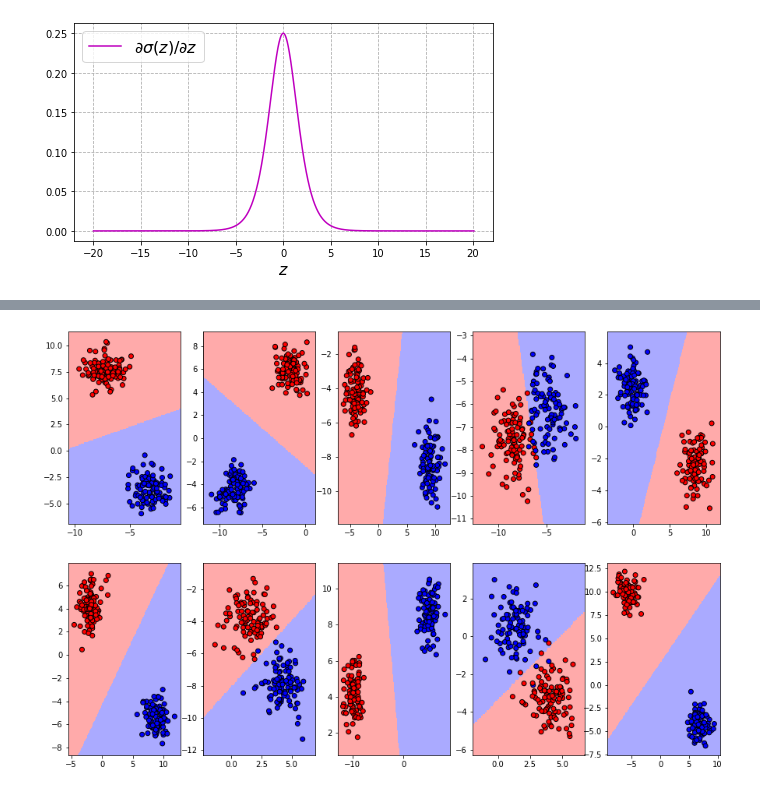
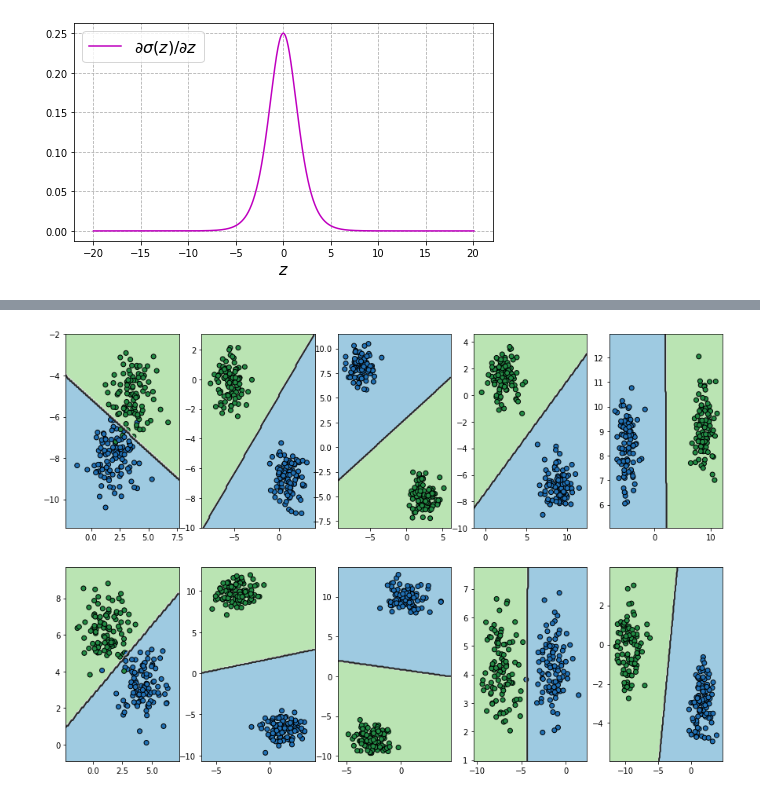
Before and after one commit to julian10m/ML-tutorials, a Jupyter notebook: Logistic-Regression.ipynb, the cells around one changed output, grey strips where cells are left out. Drawn from its saved outputs; the diff is of its cells as text; code cells hidden in the pictures.

Commit message:
update logistic regression

```diff
--- a/Logistic-Regression.ipynb
+++ b/Logistic-Regression.ipynb
@@ -9,9 +12,6 @@ from mpl_toolkits import mplot3d
 # %%
-def sigmoid(z):
-    return 1 / (1 + np.exp(-z))
-
-cmap_light = ListedColormap(['#FFAAAA', '#AAFFAA', '#AAAAFF'])
-cmap_bold = ListedColormap(['#FF0000', '#00FF00', '#0000FF'])
+cmap_light = ListedColormap(['#bae4b3', '#cbc9e2', '#9ecae1'])
+cmap_bold = ListedColormap(['#238b45', '#6a51a3', '#2171b5'])
 
 x_min, x_max, step = -20, 20.1, 10000
 y_min, y_max = 0, 1.1
@@ -352,0 +218,17 @@ plt.legend()
+# %%
+def plot_case(ax, xx, yy, Z, x1opt, x2opt, w1, w2, b, samples, cmap=cmap_light, idx=None):
+    ax.pcolormesh(xx, yy, Z, cmap = cmap_light)
+    ax.plot(x1opt, x2opt, 'k--', linewidth=2, label = "Optimal")
+    ax.plot(xx[0], -b/w2 - xx[0] * w1 / w2, 'r--', linewidth = 2, label = "Logistic Regression")
+    ax.scatter(samples[:, 0], samples[:, 1], c=indicator.ravel(), cmap=cmap_bold, alpha = 1, edgecolor="black")
+    if idx:
+        ax.set_title("Iter = {}".format(idx+1), size=16)
+
+
+fig, ax = plt.subplots(figsize=(7.5, 4))
+plot_case(ax, xx, yy, Z, x1opt, x2opt, w1, w2, b, samples, cmap=cmap_light)
+ax.set_xlabel('$x_1$', size = 16)
+ax.set_ylabel('$x_2$', size = 16)
+ax.legend(loc='best', fancybox=True, shadow=True, edgecolor='k', prop={'size': 16})
+plt.savefig('estimated_vs_optimal.png')
+plt.show()
@@ -352,0 +271,13 @@ plt.legend()
+# %%
+fig, ax = plt.subplots(figsize=(10, 12))
+
+for idx in idxs:
+    w1, w2, b, Z = ws[idx][0][0], ws[idx][0][1], bs[idx], Zs[idx]
+    ax.plot(xx[0], -b/w2 - xx[0] * w1 / w2, '--', linewidth = 2, label = "Iter = {}".format(idx+1))
+ax.plot(x1opt, x2opt, 'k--', linewidth=3, label = "Optimal")
+
+ax.scatter(samples[:, 0], samples[:, 1], c=indicator.ravel(), cmap=cmap_bold, alpha = 1, edgecolor="black")
+ax.legend(loc='best', fancybox=True, shadow=True, edgecolor='k', prop={'size': 16}, ncol=3)
+ax.grid(linestyle='--')
+plt.savefig('convergence_all_in_one.png')
+plt.show()
@@ -353,20 +332,22 @@ plt.legend()
 # %%
 clf = LogisticRegression()
 fig, ax = plt.subplots(2, 5, figsize = (15, 10))
 axes = ax.ravel()
 for ax in axes:
     X, y = make_blobs(n_samples=[100, 100],
                       centers=None,
                       n_features=2,
                       cluster_std=1)
 
     clf.fit(X, y)
     xx, yy = np.meshgrid(np.arange(X[:, 0].min() - 1, X[:, 0].max() + 1, 0.1),
                          np.arange(X[:, 1].min() - 1, X[:, 1].max() + 1, 0.1))
     Z = clf.predict(np.c_[xx.ravel(), yy.ravel()])
     Z = Z.reshape(xx.shape)
+    ax.contour(xx, yy, Z, cmap=cm.binary)
     ax.pcolormesh(xx, yy, Z, cmap = cmap_light)
-    ax.scatter(X[:, 0], X[:, 1], c=y, cmap=cmap_bold, alpha = 1, edgecolor="black")
+    ax.scatter(X[:, 0], X[:, 1], c=y, cmap=cmap_bold, alpha=1, edgecolor="black")
+plt.savefig('multiple_datasets_different_problems.png')
 plt.show()
 # %% [output]
-[figure, old version]
+[figure, new version]
```
Also changed, not shown: parts of 19 cells of this notebook.
